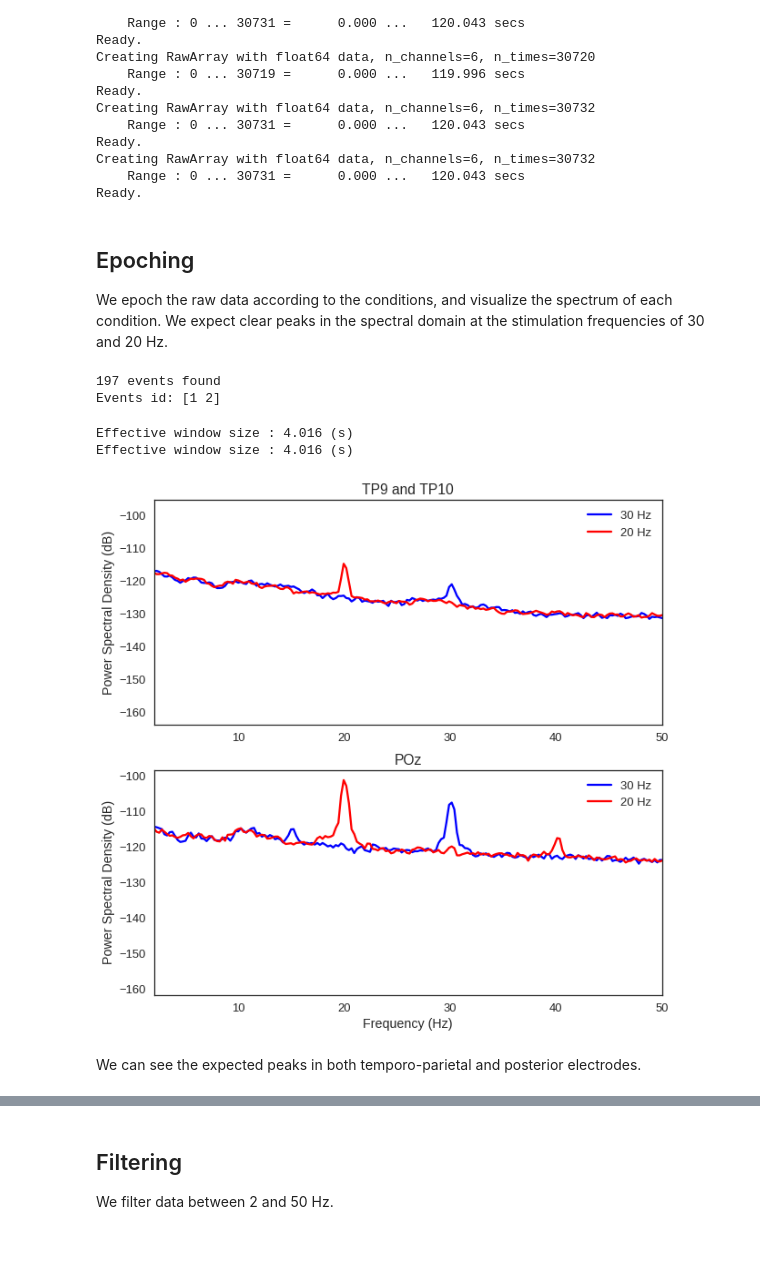
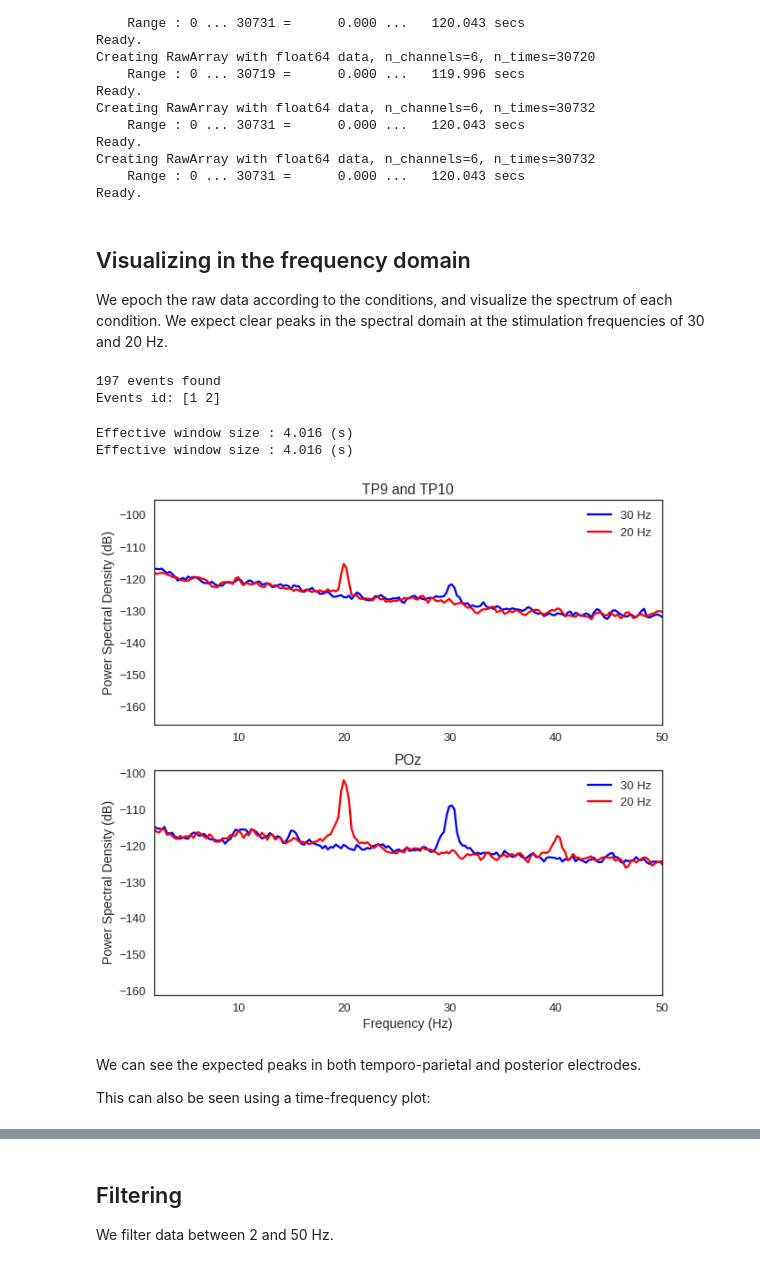
Before and after one commit to alexandrebarachant/muse-lsl, a Jupyter notebook: notebooks/SSVEP with Muse.ipynb, the cells around one changed output, grey strips where cells are left out. Drawn from its saved outputs; the diff is of its cells as text; code cells hidden in the pictures.

Commit message:
adding TFR plots and fixing mistakes in classification pipelines for SSVEP

```diff
--- a/notebooks/SSVEP with Muse.ipynb
+++ b/notebooks/SSVEP with Muse.ipynb
@@ -54,22 +54,19 @@ Creating RawArray with float64 data, n_channels=6, n_times=30732
     Range : 0 ... 30731 =      0.000 ...   120.043 secs
 Ready.
 # %% [markdown]
-## Epoching
+## Visualizing in the frequency domain
 
 We epoch the raw data according to the conditions, and visualize the spectrum of each condition. We expect clear peaks in the spectral domain at the stimulation frequencies of 30 and 20 Hz.
 # %%
 from mne import Epochs, find_events
 
 events = find_events(raw)
+event_id = {'30 Hz': 1, '20 Hz': 2}
 
-epochs1 = Epochs(raw, events=events, event_id={'30 Hz': 1},
-                tmin=-0.1, tmax=3, baseline=None,
-                reject={'eeg': 1000e-6}, preload=True,
-                verbose=False, picks=[0,1,2,3,4])
-epochs2 = Epochs(raw, events=events, event_id={'20 Hz': 2},
-                tmin=-0.1, tmax=3, baseline=None,
-                reject={'eeg': 1000e-6}, preload=True,
-                verbose=False, picks=[0,1,2,3,4])
+epochs = Epochs(raw, events=events, event_id=event_id,
+                tmin=-0.5, tmax=4, baseline=None,
+                reject={'eeg': 100e-6}, preload=True,
+                verbose=False, picks=[0, 1, 2, 3, 4])
 # %% [output]
 197 events found
 Events id: [1 2]
@@ -77,37 +74,39 @@ Events id: [1 2]
 from mne.time_frequency import psd_welch
 
 f, axs = plt.subplots(2, 1, figsize=(10, 10))
-psd1, freq1 = psd_welch(epochs1, n_fft=1028, n_per_seg=256 * 3)
-psd2, freq2 = psd_welch(epochs2, n_fft=1028, n_per_seg=256 * 3)
+psd1, freq1 = psd_welch(epochs['30 Hz'], n_fft=1028, n_per_seg=256 * 3)
+psd2, freq2 = psd_welch(epochs['20 Hz'], n_fft=1028, n_per_seg=256 * 3)
 psd1 = 10 * np.log10(psd1)
 psd2 = 10 * np.log10(psd2)
 
 psd1_mean = psd1.mean(0)
 psd1_std = psd1.mean(0)
 
 psd2_mean = psd2.mean(0)
 psd2_std = psd2.mean(0)
 
 axs[0].plot(freq1, psd1_mean[[0, 3], :].mean(0), color='b', label='30 Hz')
 axs[0].plot(freq2, psd2_mean[[0, 3], :].mean(0), color='r', label='20 Hz')
 
 axs[1].plot(freq1, psd1_mean[4, :], color='b', label='30 Hz')
 axs[1].plot(freq2, psd2_mean[4, :], color='r', label='20 Hz')
 
 axs[0].set_title('TP9 and TP10')
 axs[1].set_title('POz')
 axs[0].set_ylabel('Power Spectral Density (dB)')
 axs[1].set_ylabel('Power Spectral Density (dB)')
 axs[0].set_xlim((2, 50))
 axs[1].set_xlim((2, 50))
 axs[1].set_xlabel('Frequency (Hz)')
 axs[0].legend()
 axs[1].legend()
 
 plt.show()
 # %% [output]
 Effective window size : 4.016 (s)
 Effective window size : 4.016 (s)
-[figure, old version]
+[figure, new version]
 # %% [markdown]
 We can see the expected peaks in both temporo-parietal and posterior electrodes.
+
+This can also be seen using a time-frequency plot:
```
Also changed, not shown: parts of 8 cells of this notebook.
